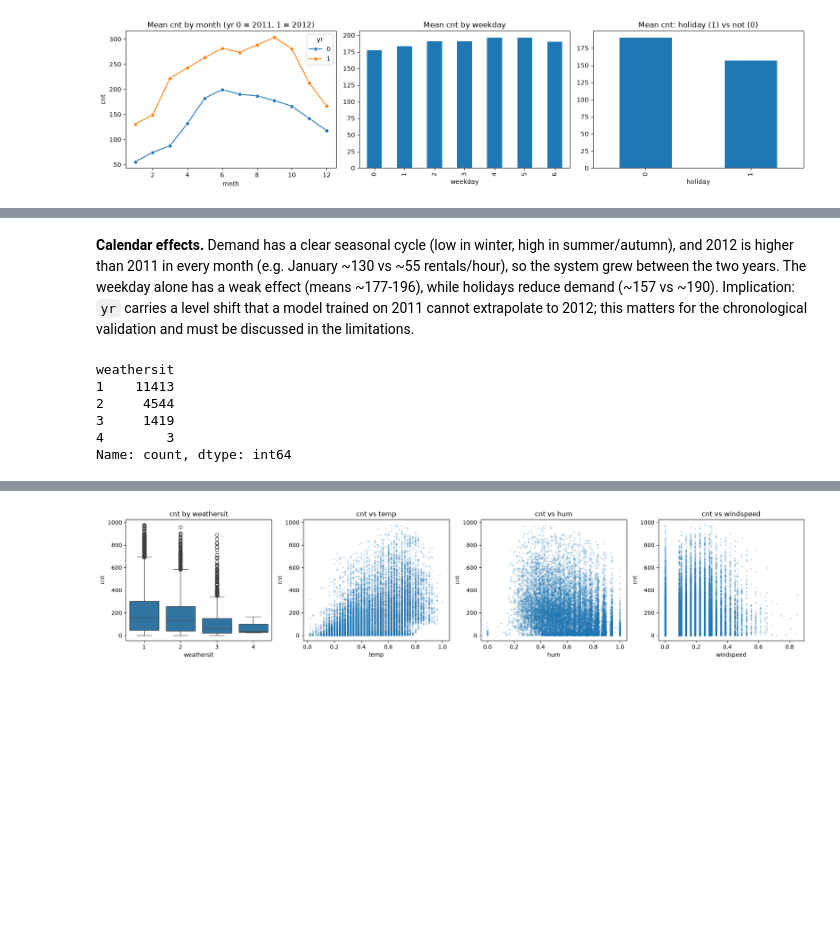
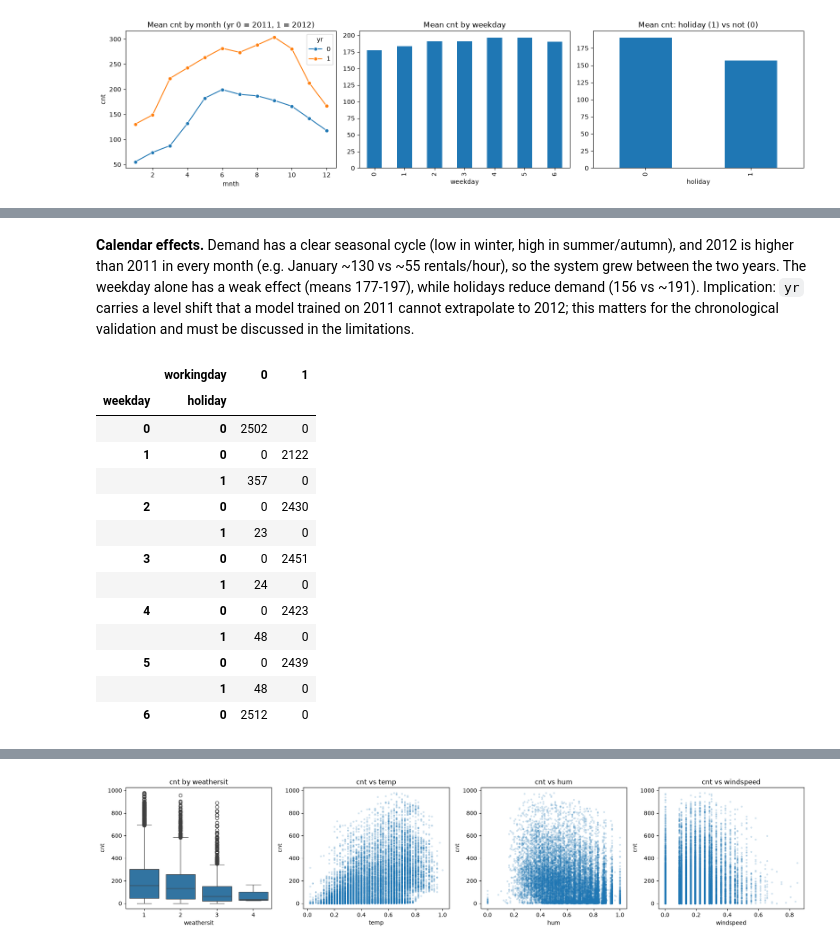
Before and after one commit to gghgfttd/ml-2026-MiniProject, a Jupyter notebook: 01_eda.ipynb, the cells around one changed output, grey strips where cells are left out. Cells and saved outputs as stored; diff of their text form; code cells hidden in the pictures; blank space fills up the shorter version.

```diff
--- a/01_eda.ipynb
+++ b/01_eda.ipynb
@@ -262,17 +394,19 @@ plt.show()
 # %% [markdown]
-**Calendar effects.** Demand has a clear seasonal cycle (low in winter, high
-in summer/autumn), and 2012 is higher than 2011 in every month (e.g. January
-~130 vs ~55 rentals/hour), so the system grew between the two years. The
-weekday alone has a weak effect (means ~177-196), while holidays reduce
-demand (~157 vs ~190). Implication: `yr` carries a level shift that a model
-trained on 2011 cannot extrapolate to 2012; this matters for the
-chronological validation and must be discussed in the limitations.
+**Calendar effects.** Demand has a clear seasonal cycle (low in winter, high in summer/autumn), and 2012 is higher than 2011 in every month (e.g. January ~130 vs ~55 rentals/hour), so the system grew between the two years. The weekday alone has a weak effect (means 177-197), while holidays reduce demand (156 vs ~191). Implication: `yr` carries a level shift that a model trained on 2011 cannot extrapolate to 2012; this matters for the chronological validation and must be discussed in the limitations.
-# %%
-print(df["weathersit"].value_counts().sort_index())
-# %% [output]
-weathersit
-1    11413
-2     4544
-3     1419
-4        3
-Name: count, dtype: int64
+# %%
+pd.crosstab([df["weekday"], df["holiday"]], df["workingday"])
+# %% [output]
+|  | workingday | 0 | 1 |
+| weekday | holiday |  |  |
+| 0 | 0 | 2502 | 0 |
+| 1 | 0 | 0 | 2122 |
+|  | 1 | 357 | 0 |
+| 2 | 0 | 0 | 2430 |
+|  | 1 | 23 | 0 |
+| 3 | 0 | 0 | 2451 |
+|  | 1 | 24 | 0 |
+| 4 | 0 | 0 | 2423 |
+|  | 1 | 48 | 0 |
+| 5 | 0 | 0 | 2439 |
+|  | 1 | 48 | 0 |
+| 6 | 0 | 2512 | 0 |
```
Also changed, not shown: parts of 55 cells of this notebook.
